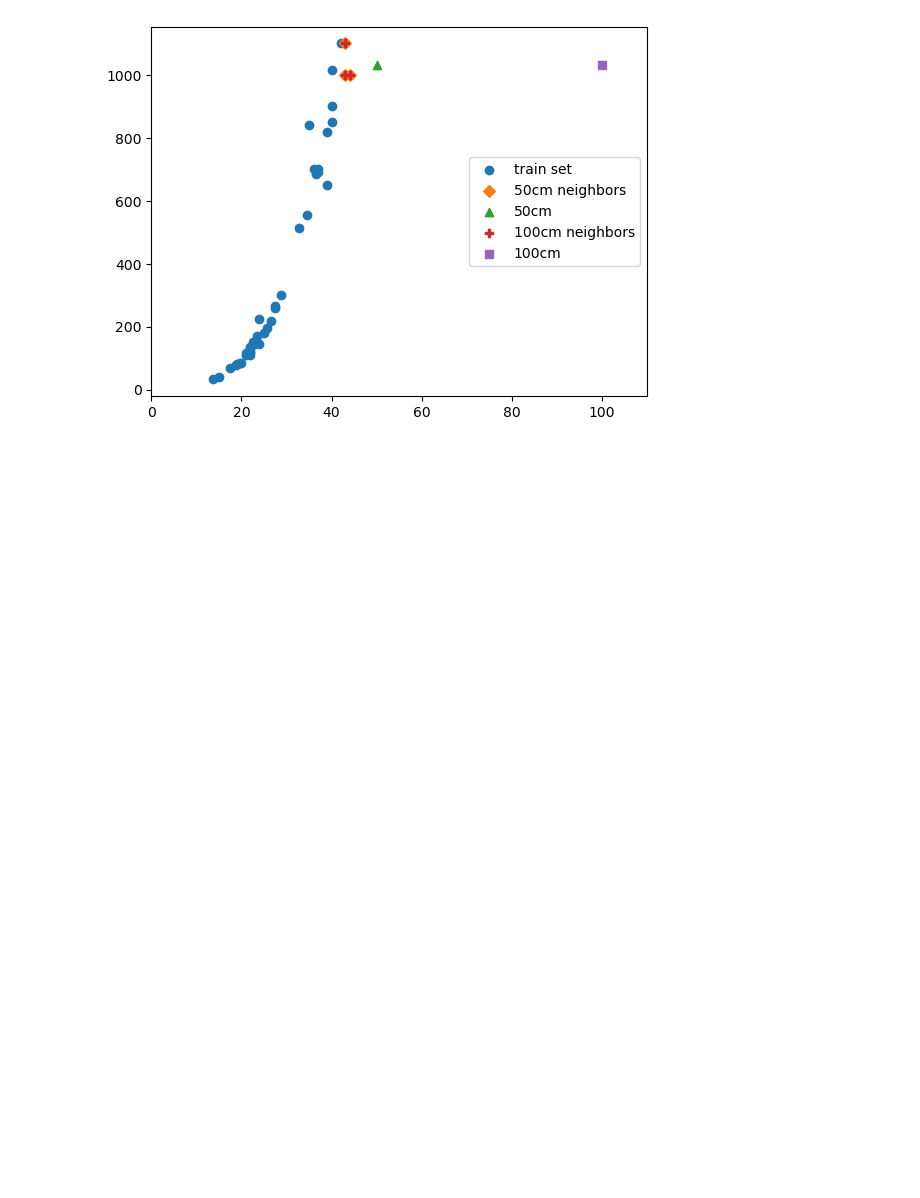
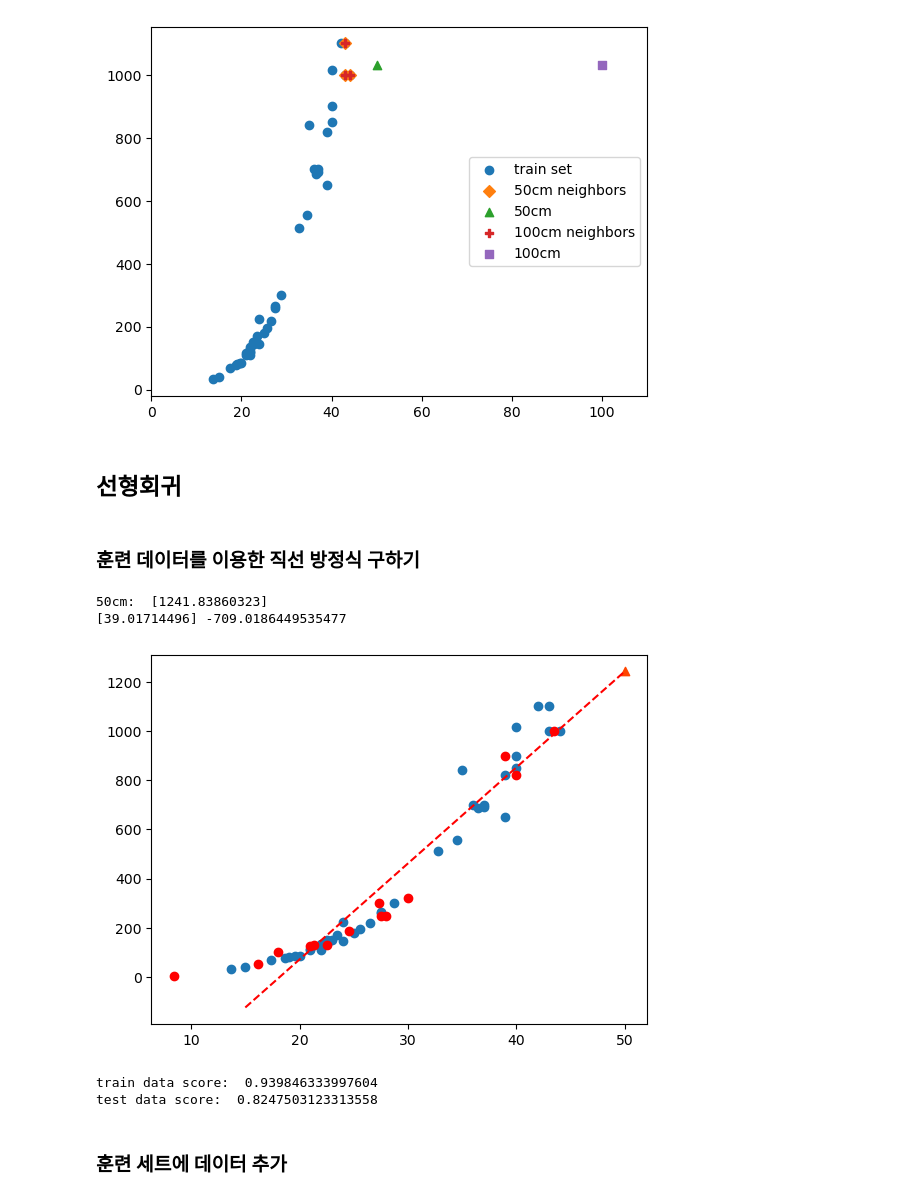
Before and after one commit to epocheing/202206_KNU_kdt2, a Jupyter notebook: machine_learning/D_0831.ipynb, the cells around one changed output. Cells and saved outputs as stored; diff of their text form; code cells hidden in the pictures; blank space fills up the shorter version.

```diff
--- a/machine_learning/D_0831.ipynb
+++ b/machine_learning/D_0831.ipynb
@@ -172,3 +172,39 @@ plt.legend(loc = 5)
 plt.show()
 # %% [output]
 [figure]
+# %% [markdown]
+## 선형회귀
+# %% [markdown]
+### 훈련 데이터를 이용한 직선 방정식 구하기
+# %%
+from sklearn.linear_model import LinearRegression
+
+lr = LinearRegression()
+
+lr.fit(train_input, train_target)
+print('50cm: ', lr.predict([[50]]))
+
+print(lr.coef_, lr.intercept_)
+# %% [output]
+50cm:  [1241.83860323]
+[39.01714496] -709.0186449535477
+# %%
+plt.scatter(train_input, train_target)
+plt.scatter(test_input, test_target, color = "red")
+
+plt.plot(
+    [15,50], [15*lr.coef_ + lr.intercept_, 50 * lr.coef_ + lr.intercept_],
+    color = "red", linestyle = "--"
+)
+
+plt.scatter(50, 1241.8, marker="^", color = "orangered")
+plt.show()
+
+print("train data score: ", lr.score(train_input, train_target))
+print("test data score: ", lr.score(test_input, test_target))
+# %% [output]
+[figure, added]
+train data score:  0.939846333997604
+test data score:  0.8247503123313558
+# %% [markdown]
+### 훈련 세트에 데이터 추가
```
Also changed, not shown: parts of 3 cells of this notebook, 1 other file.
